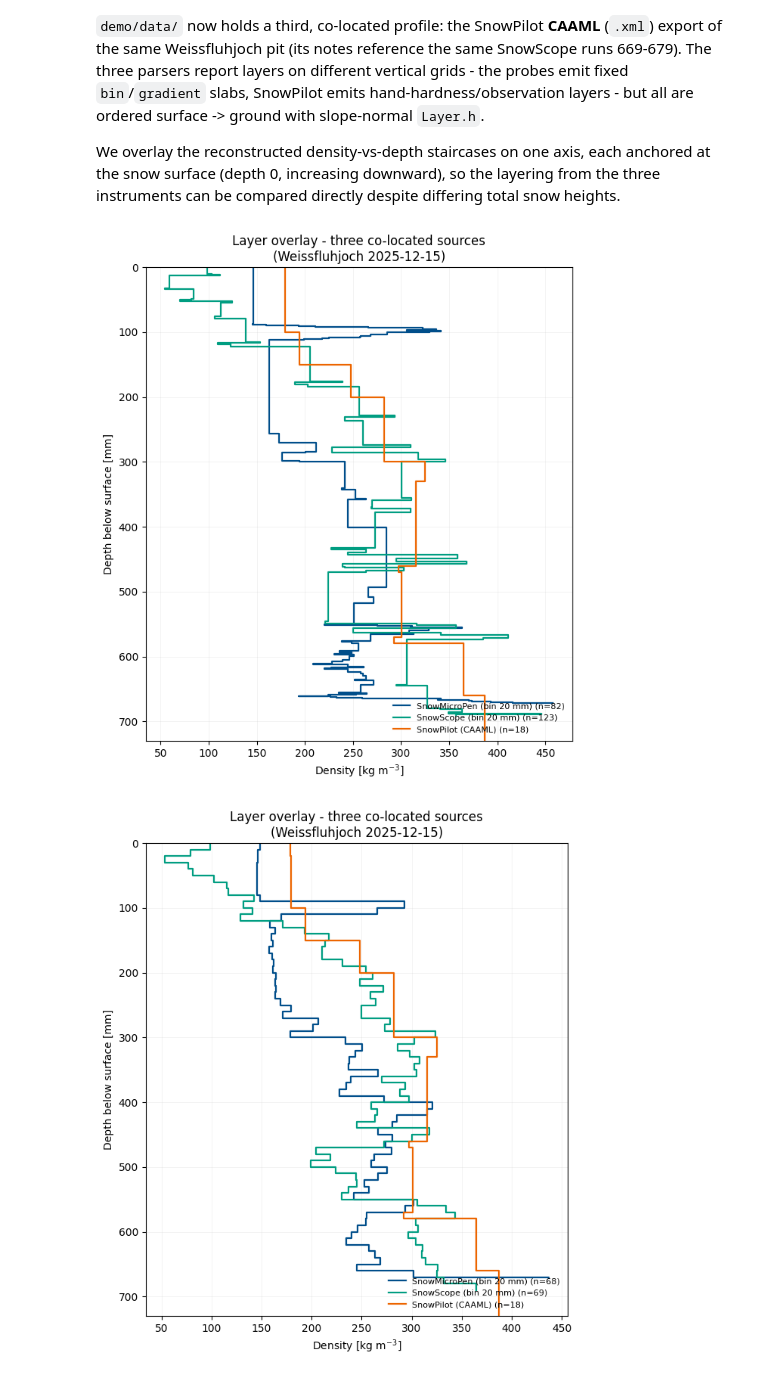
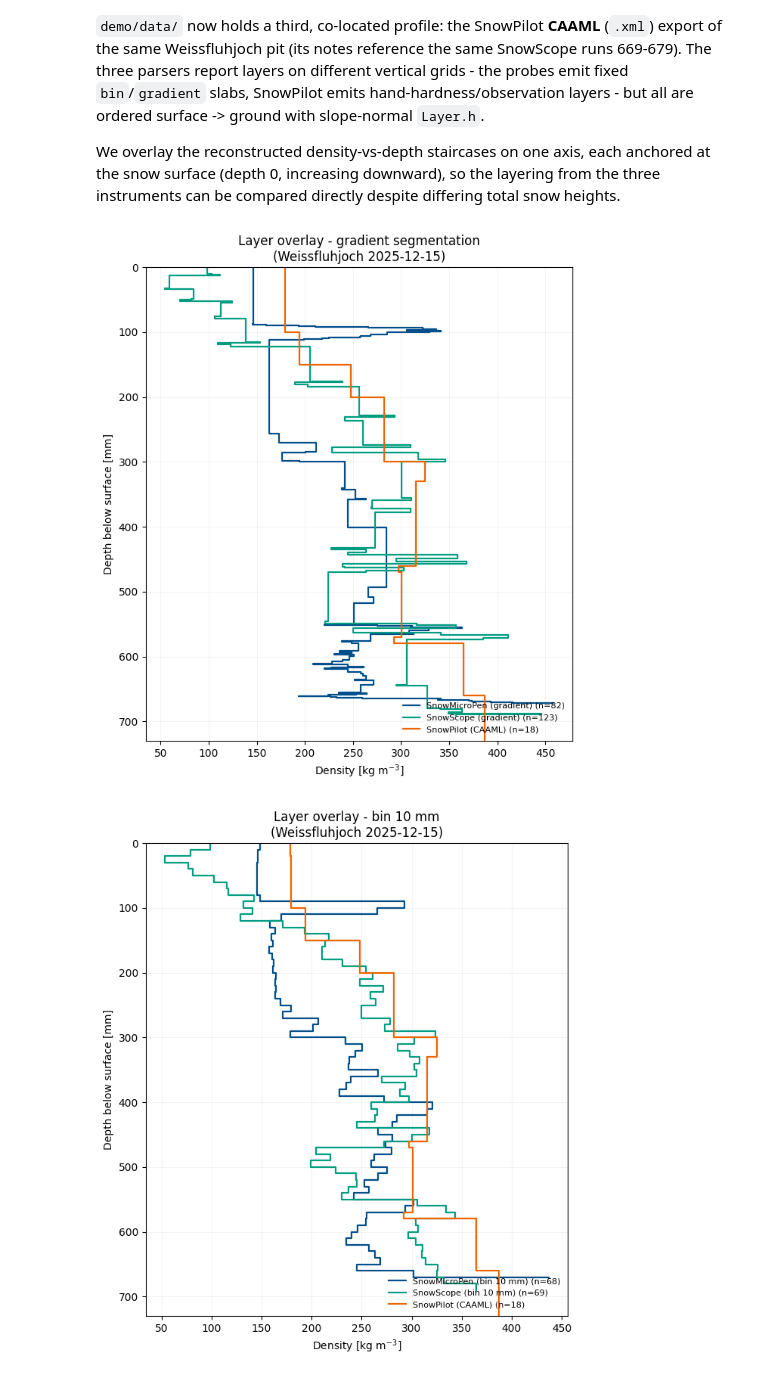
Before and after one commit to 2phi/weac, a Jupyter notebook: demo/parser_demo.ipynb, the cells around one changed output. Saved outputs shown, nothing was run; the diff lists cells and outputs as text; code cells hidden in the pictures.

```diff
--- a/demo/parser_demo.ipynb
+++ b/demo/parser_demo.ipynb
@@ -325,8 +454,8 @@ def staircase(layers):
 
 
 sources = [
-    ("SnowMicroPen (bin 20 mm)", smp_layers, "#004E8A"),
-    ("SnowScope (bin 20 mm)", scope_layers, "#009D81"),
+    ("SnowMicroPen (gradient)", smp_layers, "#004E8A"),
+    ("SnowScope (gradient)", scope_layers, "#009D81"),
     ("SnowPilot (CAAML)", pilot_layers, "#EC6500"),
 ]
 
@@ -339,19 +468,24 @@ for label, layers, color in sources:
 
 ax.set_xlabel("Density [kg m$^{-3}$]")
 ax.set_ylabel("Depth below surface [mm]")
-ax.set_title("Layer overlay - three co-located sources\n(Weissfluhjoch 2025-12-15)")
+ax.set_title("Layer overlay - gradient segmentation\n(Weissfluhjoch 2025-12-15)")
 ax.set_ylim(max_depth, 0.0)
 ax.grid(True, alpha=0.25, lw=0.4)
 ax.legend(loc="lower right", fontsize=8, frameon=False)
 fig.tight_layout()
 plt.show()
 # %% [output]
-[figure, old version]
+[figure, new version]
 # %%
 import matplotlib.pyplot as plt
 
 smp_layers, _ = smp.extract_layers(method="bin", layer_thickness_mm=10)
 scope_layers, _ = scope.extract_layers(method="bin", layer_thickness_mm=10)
+
+XML = DATA / "Profile-35ace732-eb53-4f85-aa48-4a964c0d6877.xml"
+pilot = SnowPilotParser(str(XML))
+pilot_layers, _ = pilot.extract_layers()
+
 
 
 def staircase(layers):
@@ -360,34 +494,34 @@ def staircase(layers):
 
     h = np.array([layer.h for layer in layers], float)
     rho = np.repeat([layer.rho for layer in layers], 2)
     bottoms = np.cumsum(h)
     tops = np.concatenate(([0.0], bottoms[:-1]))
     depth = np.empty(rho.size)
     depth[0::2] = tops
     depth[1::2] = bottoms
     return rho, depth
 
 
 sources = [
-    ("SnowMicroPen (bin 20 mm)", smp_layers, "#004E8A"),
-    ("SnowScope (bin 20 mm)", scope_layers, "#009D81"),
+    ("SnowMicroPen (bin 10 mm)", smp_layers, "#004E8A"),
+    ("SnowScope (bin 10 mm)", scope_layers, "#009D81"),
     ("SnowPilot (CAAML)", pilot_layers, "#EC6500"),
 ]
 
 fig, ax = plt.subplots(figsize=(6.5, 7.5))
 max_depth = 0.0
 for label, layers, color in sources:
     rho, depth = staircase(layers)
     max_depth = max(max_depth, float(depth[-1]))
     ax.plot(rho, depth, color=color, lw=1.6, label=f"{label} (n={len(layers)})")
 
 ax.set_xlabel("Density [kg m$^{-3}$]")
 ax.set_ylabel("Depth below surface [mm]")
-ax.set_title("Layer overlay - three co-located sources\n(Weissfluhjoch 2025-12-15)")
+ax.set_title("Layer overlay - bin 10 mm\n(Weissfluhjoch 2025-12-15)")
 ax.set_ylim(max_depth, 0.0)
 ax.grid(True, alpha=0.25, lw=0.4)
 ax.legend(loc="lower right", fontsize=8, frameon=False)
 fig.tight_layout()
 plt.show()
 # %% [output]
-[figure, old version]
+[figure, new version]
```
Also changed, not shown: parts of 13 cells of this notebook, 6 other files.
